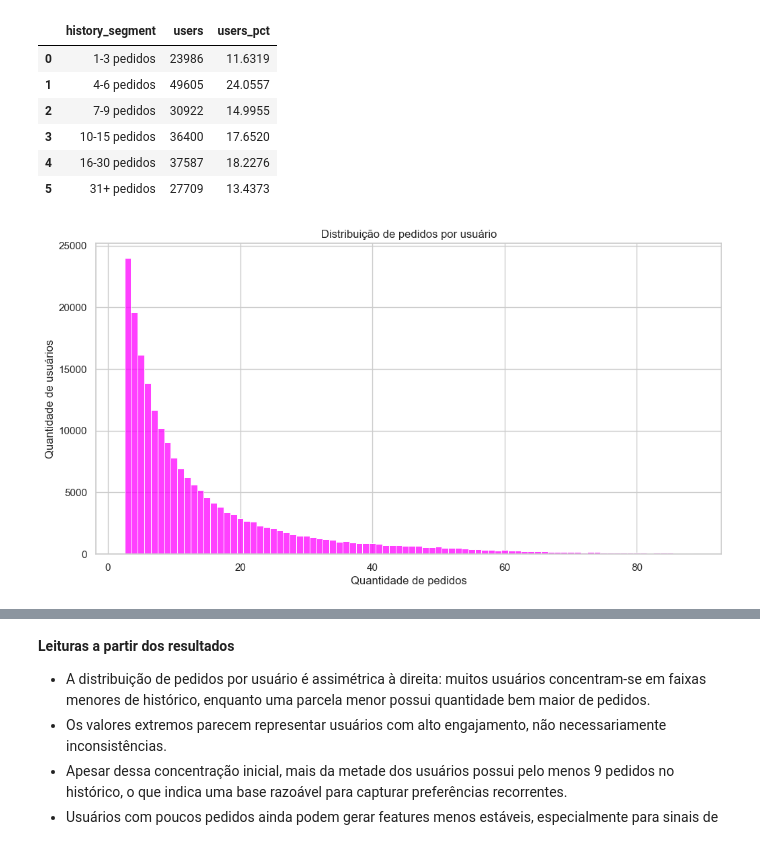
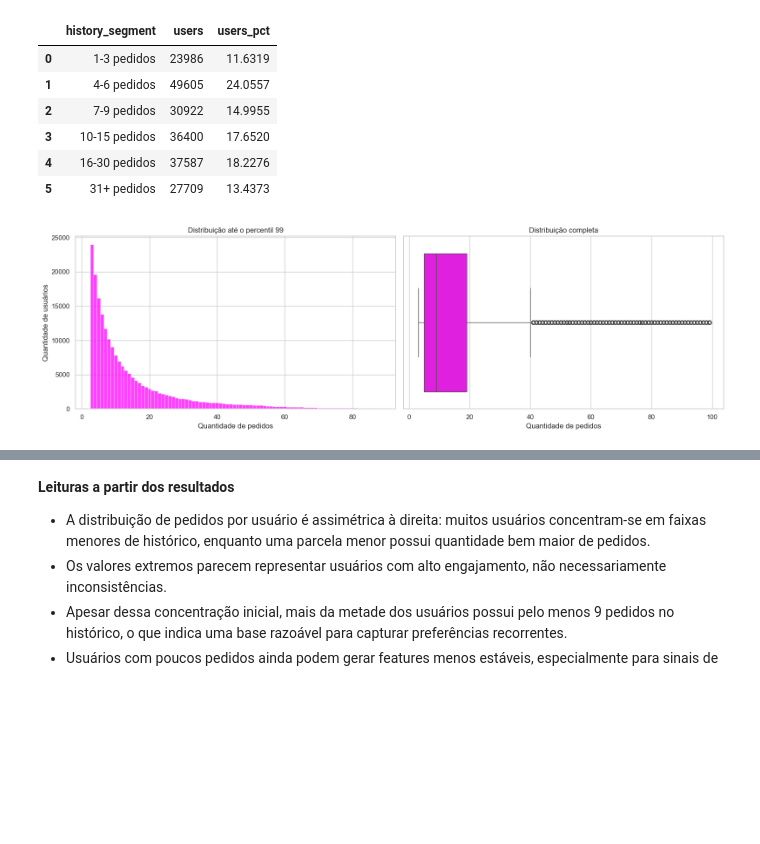
Before and after one commit to helioneto3108/mlp-market-recommender-system, a Jupyter notebook: notebooks/02-eda.ipynb, the cells around one changed output, grey strips where cells are left out. Cells and saved outputs as stored; diff of their text form; code cells hidden in the pictures; blank space fills up the shorter version.

```diff
--- a/notebooks/02-eda.ipynb
+++ b/notebooks/02-eda.ipynb
@@ -371,18 +365,35 @@ history_segment_summary
 # %%
 upper_limit = prior_user_order_counts["prior_order_count"].quantile(0.99)
 
+fig, axes = plt.subplots(1, 2, figsize=(16, 5))
+
+# Histograma gráfico 1
 sns.histplot(
     data=prior_user_order_counts[
         prior_user_order_counts["prior_order_count"] <= upper_limit
-        ],
+    ],
     x="prior_order_count",
-    discrete = True,
-    color = 'magenta'
+    discrete=True,
+    color="magenta",
+    ax=axes[0],
 )
 
-plt.title("Distribuição de pedidos por usuário")
-plt.xlabel("Quantidade de pedidos")
-plt.ylabel("Quantidade de usuários")
+axes[0].set_title("Distribuição até o percentil 99")
+axes[0].set_xlabel("Quantidade de pedidos")
+axes[0].set_ylabel("Quantidade de usuários")
+
+# Boxplot gráfico 2
+sns.boxplot(
+    data=prior_user_order_counts,
+    x="prior_order_count",
+    color="magenta",
+    ax=axes[1],
+)
+
+axes[1].set_title("Distribuição completa")
+axes[1].set_xlabel("Quantidade de pedidos")
+
+plt.tight_layout()
 plt.show()
 # %% [output]
-[figure, old version]
+[figure, new version]
```
Also changed, not shown: parts of 43 cells of this notebook.
